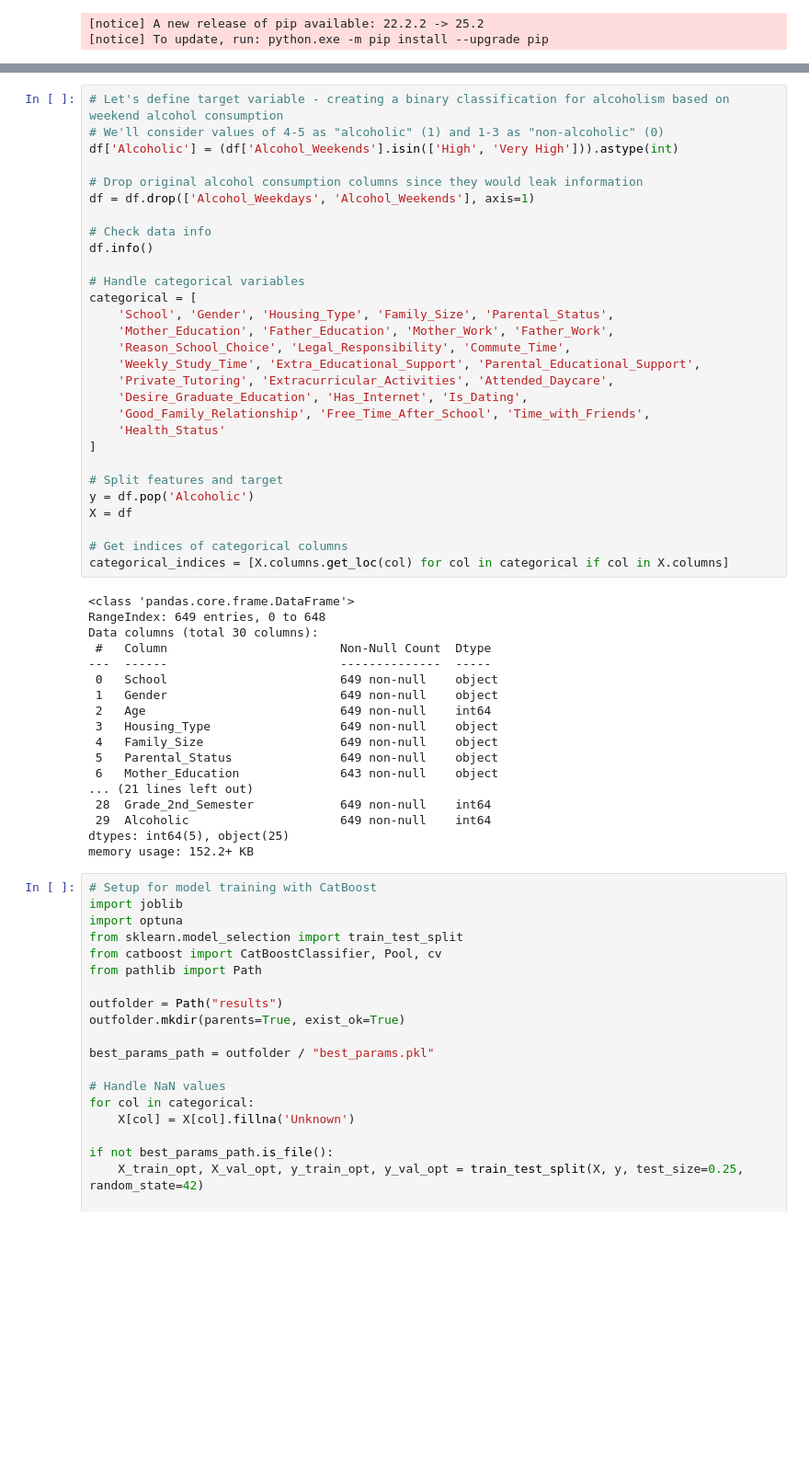
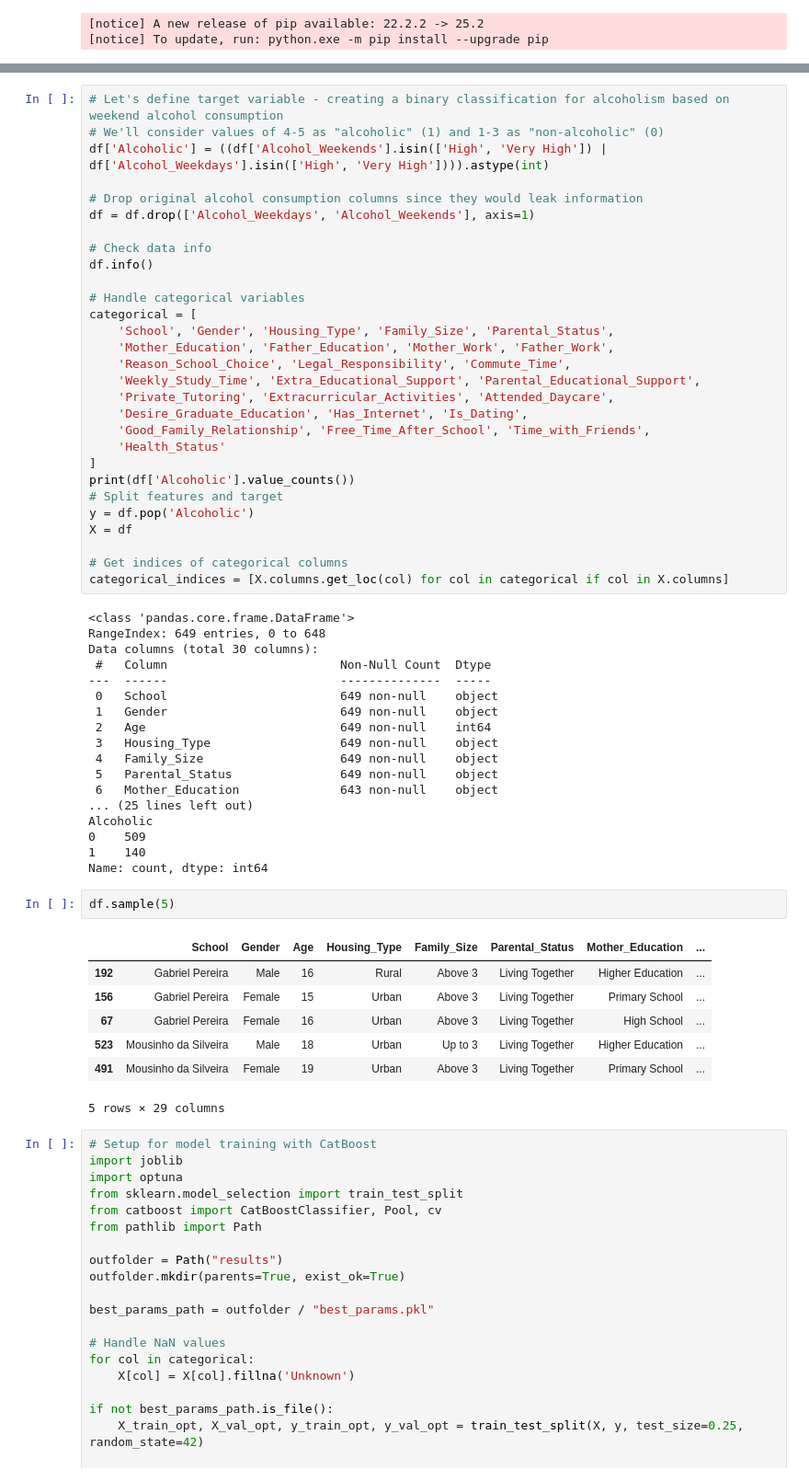
Before and after one commit to kmowledge/MLOps-on-new-dataset, a Jupyter notebook: notebooks/1-preprocessing.ipynb, the cells around one changed output, grey strips where cells are left out. Shown at 92% size. Drawn from its saved outputs; the diff is of its cells as text; blank space fills up the shorter version.

Commit message:
correct created target feature's values

```diff
--- a/notebooks/1-preprocessing.ipynb
+++ b/notebooks/1-preprocessing.ipynb
@@ -135,7 +152,7 @@ df.sample(10)
 # %%
 # Let's define target variable - creating a binary classification for alcoholism based on weekend alcohol consumption
 # We'll consider values of 4-5 as "alcoholic" (1) and 1-3 as "non-alcoholic" (0)
-df['Alcoholic'] = (df['Alcohol_Weekends'].isin(['High', 'Very High'])).astype(int)
+df['Alcoholic'] = ((df['Alcohol_Weekends'].isin(['High', 'Very High']) | df['Alcohol_Weekdays'].isin(['High', 'Very High']))).astype(int)
 
 # Drop original alcohol consumption columns since they would leak information
 df = df.drop(['Alcohol_Weekdays', 'Alcohol_Weekends'], axis=1)
@@ -154,7 +171,7 @@ categorical = [
     'Good_Family_Relationship', 'Free_Time_After_School', 'Time_with_Friends',
     'Health_Status'
 ]
-
+print(df['Alcoholic'].value_counts())
 # Split features and target
 y = df.pop('Alcoholic')
 X = df
@@ -174,11 +191,21 @@ Data columns (total 30 columns):
  4   Family_Size                   649 non-null    object
  5   Parental_Status               649 non-null    object
  6   Mother_Education              643 non-null    object
-... (21 lines left out)
- 28  Grade_2nd_Semester            649 non-null    int64
- 29  Alcoholic                     649 non-null    int64
-dtypes: int64(5), object(25)
-memory usage: 152.2+ KB
+... (25 lines left out)
+Alcoholic
+0    509
+1    140
+Name: count, dtype: int64
+# %%
+df.sample(5)
+# %% [output]
+|  | School | Gender | Age | Housing_Type | Family_Size | Parental_Status | Mother_Education | ... |
+| 192 | Gabriel Pereira | Male | 16 | Rural | Above 3 | Living Together | Higher Education | ... |
+| 156 | Gabriel Pereira | Female | 15 | Urban | Above 3 | Living Together | Primary School | ... |
+| 67 | Gabriel Pereira | Female | 16 | Urban | Above 3 | Living Together | High School | ... |
+| 523 | Mousinho da Silveira | Male | 18 | Urban | Up to 3 | Living Together | Higher Education | ... |
+| 491 | Mousinho da Silveira | Female | 19 | Urban | Above 3 | Living Together | Primary School | ... |
+5 rows × 29 columns
 # %%
 # Setup for model training with CatBoost
 import joblib
```
Also changed, not shown: parts of 3 cells of this notebook.
